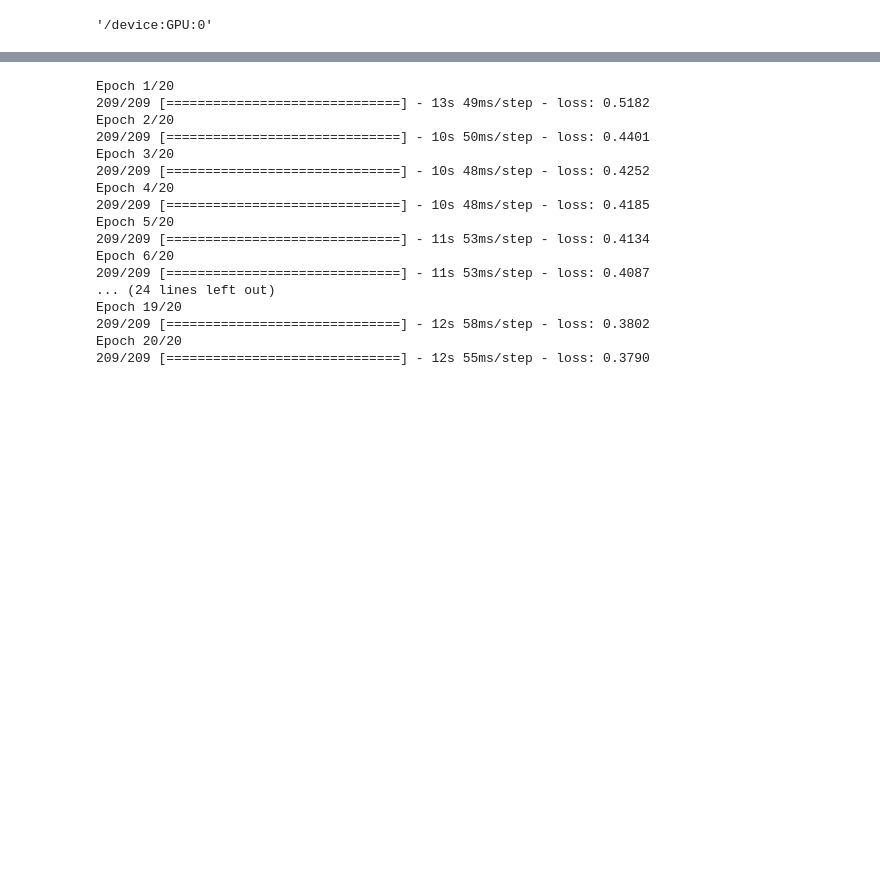
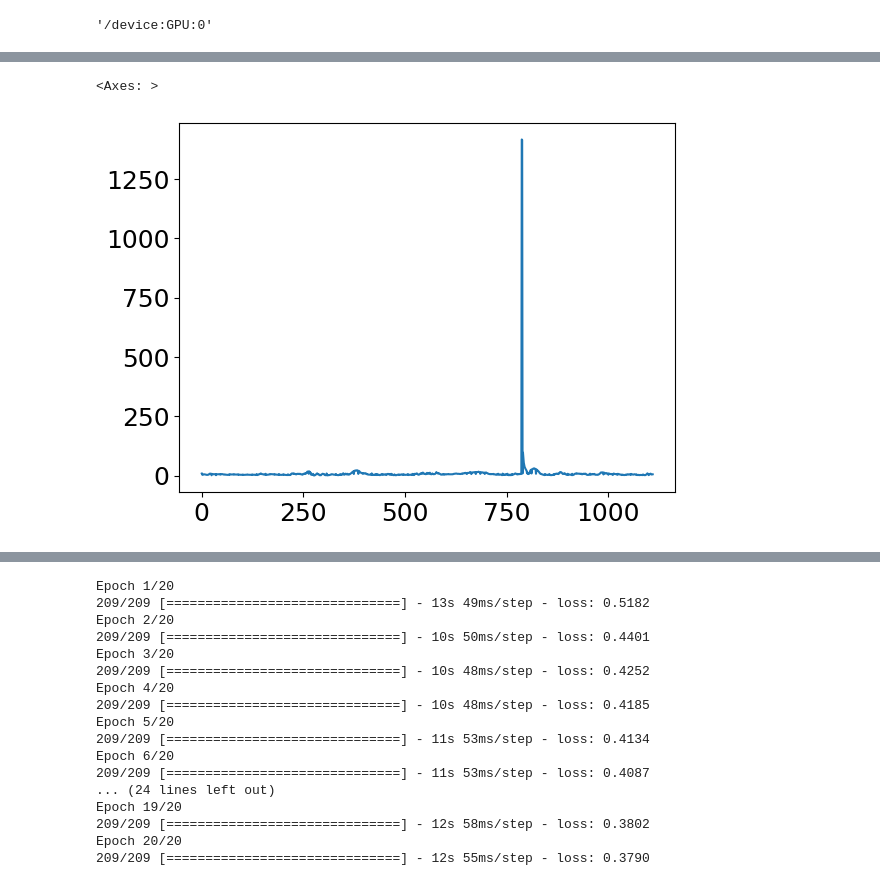
Before and after one commit to NicolasR14/Master_project, a Jupyter notebook: test with autoencoder+kmean+tsne.ipynb, the cells around one changed output, grey strips where cells are left out. Drawn from its saved outputs; the diff is of its cells as text; code cells hidden in the pictures; blank space fills up the shorter version.

```diff
--- a/test with autoencoder+kmean+tsne.ipynb
+++ b/test with autoencoder+kmean+tsne.ipynb
@@ -113,0 +148,5 @@ plt.plot(img_features[:,:,:,:,:,,])
+# %%
+results['outliers'].y_score.plot()
+# %% [output]
+<Axes: >
+[figure, added]
```
Also changed, not shown: parts of 4 cells of this notebook.
